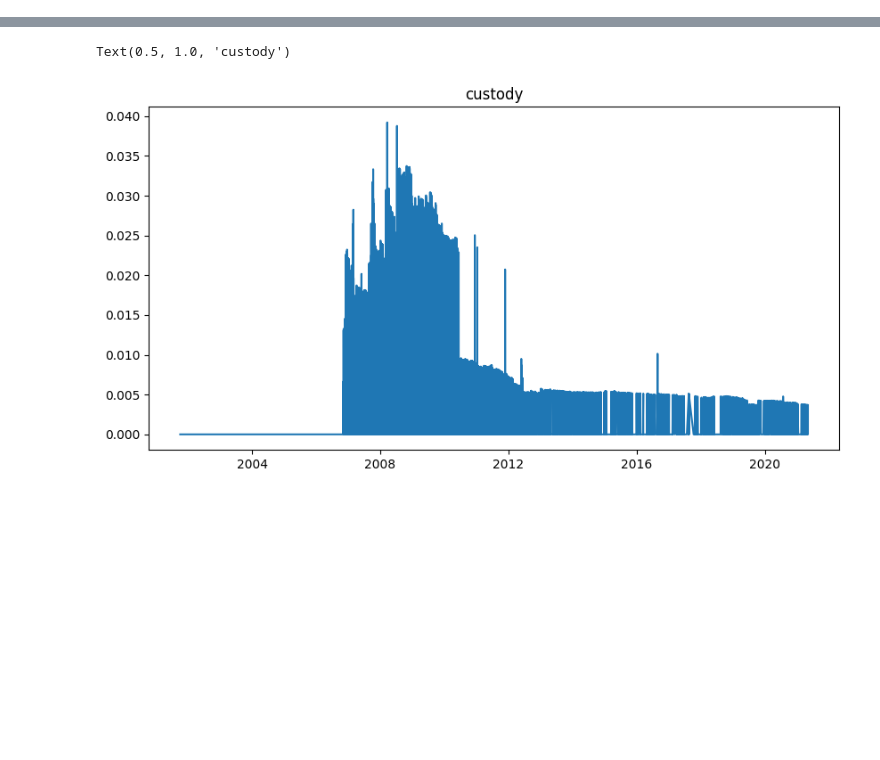
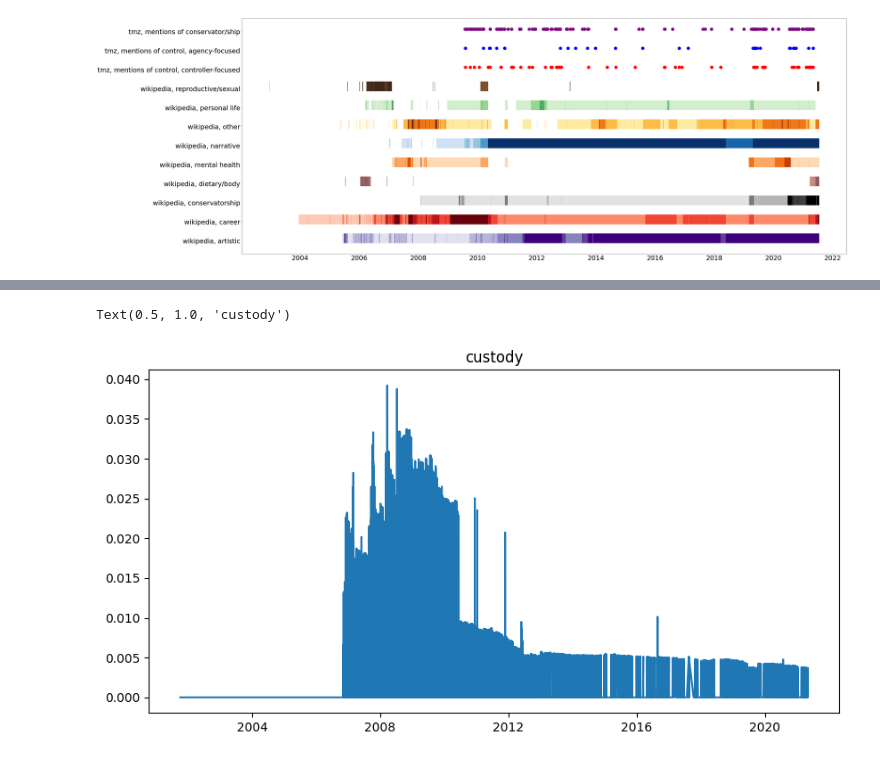
Before and after one commit to asmithh/wikibrit, a Jupyter notebook: dataviz.ipynb, the cells around one changed output, grey strips where cells are left out. Saved outputs shown, nothing was run; the diff lists cells and outputs as text; code cells hidden in the pictures; blank space fills up the shorter version.

```diff
--- a/dataviz.ipynb
+++ b/dataviz.ipynb
@@ -13,0 +68,16 @@ X = vectorizer.fit_transform(content)
+# %%
+seen_quotes = {}
+non_empty_contexts = [i for i in control_contexts if len(i[0]) > 0]
+
+for contexts in non_empty_contexts:
+    for n in contexts[0]:
+        if n not in seen_quotes:
+            seen_quotes[n] = {'first_seen': contexts[1], 'last_seen': contexts[1]}
+        elif n in seen_quotes:
+            seen_quotes[n]['last_seen'] = contexts[1]
+# %%
+with open('control_quotes_expanded_wikipedia_mar_to_june.tsv', 'w') as f:
+    for k, v in seen_quotes.items():
+        f.write(re.sub('[\r\n]+', ' ', k.strip()) + '\t' + v['first_seen'].strftime('%Y%m%d') + '\t' + v['last_seen'].strftime('%Y%m%d') + '\n')
+        print(k, v)
+        print()
@@ -13,0 +191,65 @@ X = vectorizer.fit_transform(content)
+# %%
+import pandas as pd
+import matplotlib.pyplot as plt
+from matplotlib import cm
+
+df2 = pd.read_csv('~/Downloads/wikipedia_quotes_expanded_keywords - control_quotes_expanded_wikipedia.tsv', sep='\t')
+df2['simplified_theme'] = df2['category'].apply(lambda b: b.split(',')[0])
+grouped_df2 = df2.groupby('simplified_theme')
+# cmap = cm.get_cmap('tab10')
+cmaps = {
+    'artistic': cm.get_cmap('Purples'),
+    'career': cm.get_cmap('Reds'),
+    'other': cm.get_cmap('YlOrBr'),
+    'personal life': cm.get_cmap('Greens'),
+    'mental health': cm.get_cmap('Oranges'),
+    'narrative': cm.get_cmap('Blues'),
+    'reproductive/sexual': cm.get_cmap('copper'),
+    'dietary/body': cm.get_cmap('pink'),
+    'conservatorship': cm.get_cmap('Greys')
+}
+plt.rcParams["figure.figsize"] = (50,20)
+plt.rcParams['xtick.labelsize'] = 30
+plt.rcParams['ytick.labelsize'] = 30
+
+fig, ax = plt.subplots()
+i = 0
+names = []
+for name, gr in grouped_df2:
+    names.append(name)
+    dt_values = {}
+    for idx, row in gr.iterrows():
+        for date in pd.date_range(dt.datetime.strptime(str(row[1]), '%Y%m%d'), dt.datetime.strptime(str(row[2]), '%Y%m%d')):
+            if date in dt_values:
+                dt_values[date] = dt_values[date] + 1
+            else:
+                dt_values[date] = 1
+
+#     for k, v in dt_values.items():
+#         plt.plot([k, k], [i, i + 0.25 * v], linewidth=10.0, color=cmap((i / 2.0) / len(grouped_df2)))
+
+
+    tups = []
+    colors = []
+    for k, v in dt_values.items():
+        tups.append((k, 1))
+        colors.append(cmaps[name](v / 5.0))
+    ax.broken_barh(tups, yrange=(0.5 + i, 1), color=colors)
+    i += 2.0
+
+import numpy as np
+# ax.broken_barh([(ts, 1) for ts in timestamps_tmz_control], yrange=(0.5 + i, 1), color=colors)
+
+ax.scatter(timestamps_tmz_controller_centered, (1.0 + i) * np.ones(len(timestamps_tmz_controller_centered)), s=200, color='red')
+i += 2.0
+ax.scatter(timestamps_tmz_agency_centered, (1.0 + i) * np.ones(len(timestamps_tmz_agency_centered)), s=200, color='blue')
+
+i += 2.0
+# ax.broken_barh([(ts, 1) for ts in timestamps_tmz_conservator], yrange=(0.5 + i, 1), color=colors)
+
+ax.scatter(timestamps_tmz_conservator, (1.0 + i) * np.ones(len(timestamps_tmz_conservator)), s=200, color='purple')
+ax.set_yticks([0.75, 2.75, 4.75, 6.75, 8.75, 10.75, 12.75, 14.75, 16.75, 18.75, 20.75, 22.75])
+ax.set_yticklabels(
+    ['wikipedia, ' + n for n in names] + \
+    ['tmz, mentions of control, controller-focused', 'tmz, mentions of control, agency-focused', 'tmz, mentions of conservator/ship'])
+# %% [output]
@@ -13,0 +268 @@ X = vectorizer.fit_transform(content)
+[figure, added]
```
Also changed, not shown: parts of 10 cells of this notebook, 6 other files.
